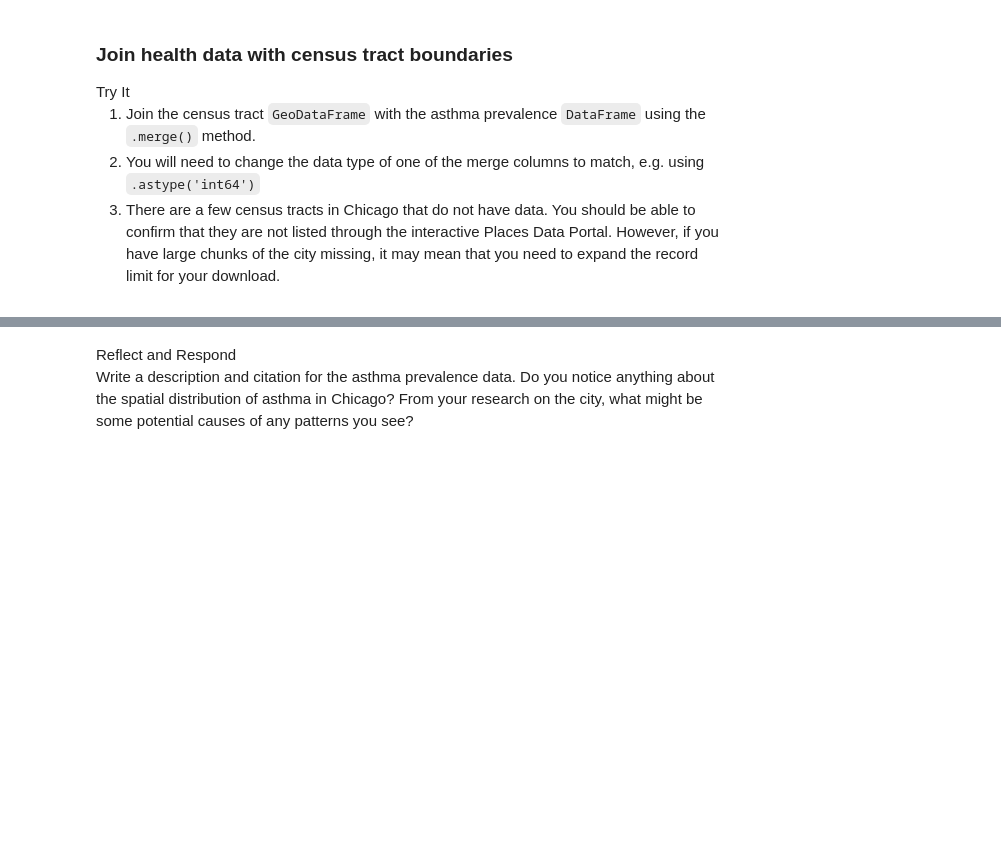
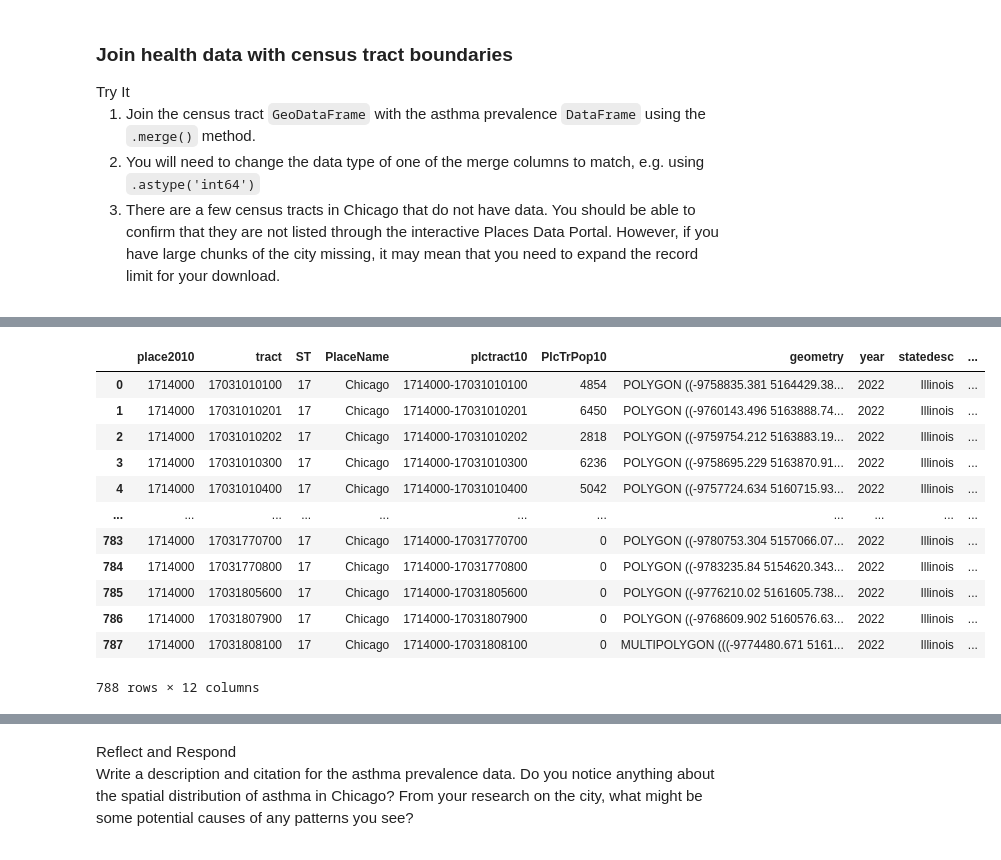
Before and after one commit to earthlab-education/big-data-hanried, a Jupyter notebook: big-data.ipynb, the cells around one changed output, grey strips where cells are left out. Cells and saved outputs as stored; diff of their text form; code cells hidden in the pictures; blank space fills up the shorter version.

```diff
--- a/big-data.ipynb
+++ b/big-data.ipynb
@@ -336,6 +370,29 @@ your download.</li>
 # %%
-# Change tract identifier datatype for merging
+# Merge census data with geometry
+# asthma_df = asthma_df.reset_index(drop=True)
+# chi_census_gdf = chi_census_gdf.reset_index(drop=True)
 
-# Merge census data with geometry
+#this keeps giving me the error:
+#ValueError: Cannot merge a Series without a name.
+#lines 2 and 3 in this cell were an attempt to fix that
+# chi_asthma_tract = asthma_df.merge(chi_census_gdf, how='outer', on='tract')
 
-# Plot asthma data as chloropleth
+# This works, from textbook solutions
+chi_asthma_tract = chi_census_gdf.merge(
+    asthma_df, left_on='tract',
+    right_on='tract', how='inner')
+chi_asthma_tract
+# %% [output]
+|  | place2010 | tract | ST | PlaceName | plctract10 | PlcTrPop10 | geometry | year | statedesc | ... |
+| 0 | 1714000 | 17031010100 | 17 | Chicago | 1714000-17031010100 | 4854 | POLYGON ((-9758835.381 5164429.38... | 2022 | Illinois | ... |
+| 1 | 1714000 | 17031010201 | 17 | Chicago | 1714000-17031010201 | 6450 | POLYGON ((-9760143.496 5163888.74... | 2022 | Illinois | ... |
+| 2 | 1714000 | 17031010202 | 17 | Chicago | 1714000-17031010202 | 2818 | POLYGON ((-9759754.212 5163883.19... | 2022 | Illinois | ... |
+| 3 | 1714000 | 17031010300 | 17 | Chicago | 1714000-17031010300 | 6236 | POLYGON ((-9758695.229 5163870.91... | 2022 | Illinois | ... |
+| 4 | 1714000 | 17031010400 | 17 | Chicago | 1714000-17031010400 | 5042 | POLYGON ((-9757724.634 5160715.93... | 2022 | Illinois | ... |
+| ... | ... | ... | ... | ... | ... | ... | ... | ... | ... | ... |
+| 783 | 1714000 | 17031770700 | 17 | Chicago | 1714000-17031770700 | 0 | POLYGON ((-9780753.304 5157066.07... | 2022 | Illinois | ... |
+| 784 | 1714000 | 17031770800 | 17 | Chicago | 1714000-17031770800 | 0 | POLYGON ((-9783235.84 5154620.343... | 2022 | Illinois | ... |
+| 785 | 1714000 | 17031805600 | 17 | Chicago | 1714000-17031805600 | 0 | POLYGON ((-9776210.02 5161605.738... | 2022 | Illinois | ... |
+| 786 | 1714000 | 17031807900 | 17 | Chicago | 1714000-17031807900 | 0 | POLYGON ((-9768609.902 5160576.63... | 2022 | Illinois | ... |
+| 787 | 1714000 | 17031808100 | 17 | Chicago | 1714000-17031808100 | 0 | MULTIPOLYGON (((-9774480.671 5161... | 2022 | Illinois | ... |
+788 rows × 12 columns
```
Also changed, not shown: parts of 10 cells of this notebook.
